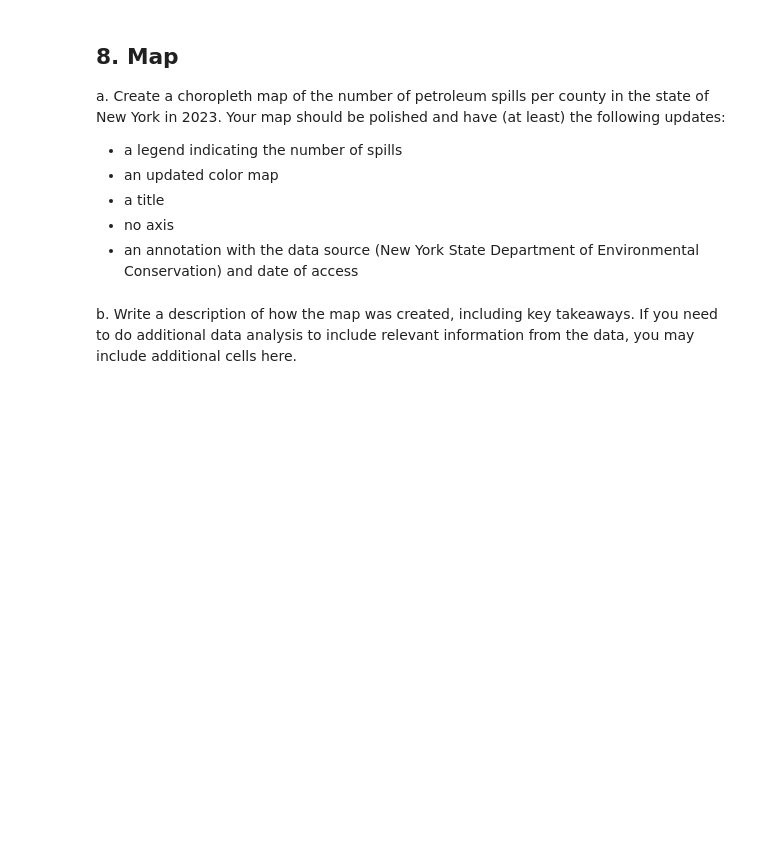
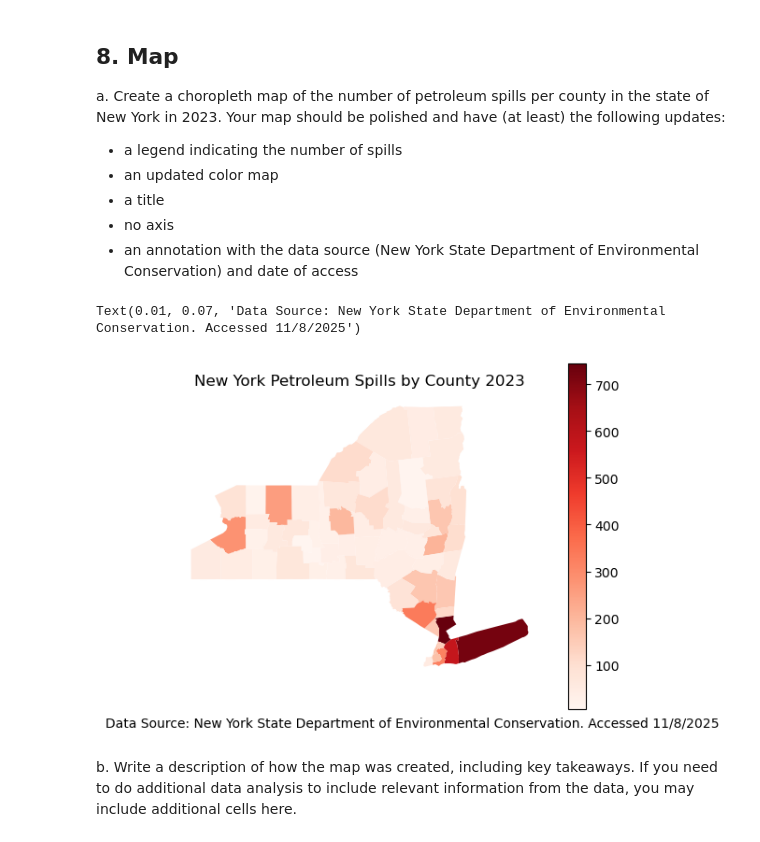
Before and after one commit to sandovaljoaquin/eds220-hwk3, a Jupyter notebook: hwk3-task1-spills.ipynb, the cells around one changed output. Saved outputs shown, nothing was run; the diff lists cells and outputs as text; code cells hidden in the pictures; blank space fills up the shorter version.

Commit message:
Complete spill per county map.

```diff
--- a/hwk3-task1-spills.ipynb
+++ b/hwk3-task1-spills.ipynb
@@ -596,3 +598,12 @@ ny_counties
 From our previous exploration we know that Tuscarora Indian Reservation will not be in the join. Tuscarora Indian Reservation is located within Niagara county.
 
 c. Since the Tuscarora Indian Reservation does not appear in the `ny_counties` dataframe, add one spill to Niagara county. We will add a note about this in our final map. Add the cells you need to make this update **and** verify that the dataframe was updated.
+# %%
+# Adding value of 1 petroleum spill to the Niagra county value from spill in Tuscarora Indian Reservation
+
+ny_counties.loc[ny_counties['county'] == 'Niagra', 'n_spills'] += 1
+
+
+#arctic_countries.at['Finland', 'n_communities'] += 1
+
+ny_counties
@@ -605,6 +630,18 @@ Your map should be polished and have (at least) the following updates:
 - a title
 - no axis
 - an annotation with the data source (New York State Department of Environmental Conservation) and date of access
+# %%
+ny_counties.plot(column = 'n_spills',
+                 legend = True,                             # Legend indicating number of spills
+                 cmap='Reds')                               # Updated color map
+plt.axis('off')                                             # No axis
+plt.title("New York Petroleum Spills by County 2023")       # Title
+plt.figtext(x = .01,                   # x position
+            y = .07,                   # y position
+            s ="Data Source: New York State Department of Environmental Conservation. Accessed 11/8/2025") # Annotation
+# %% [output]
+Text(0.01, 0.07, 'Data Source: New York State Department of Environmental Conservation. Accessed 11/8/2025')
+[figure, added]
 # %% [markdown]
 b. Write a description of how the map was created, including key takeaways. If you need to do additional data analysis to include relevant information from the data, you may include additional cells here.
 # %% [markdown]
```
Also changed, not shown: parts of 2 cells of this notebook.
